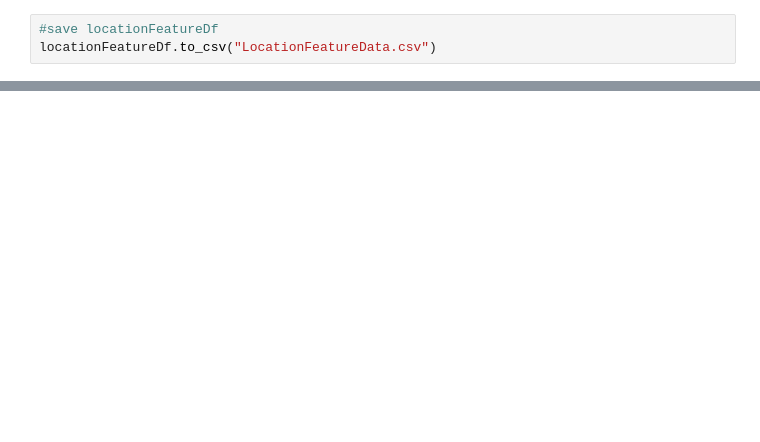
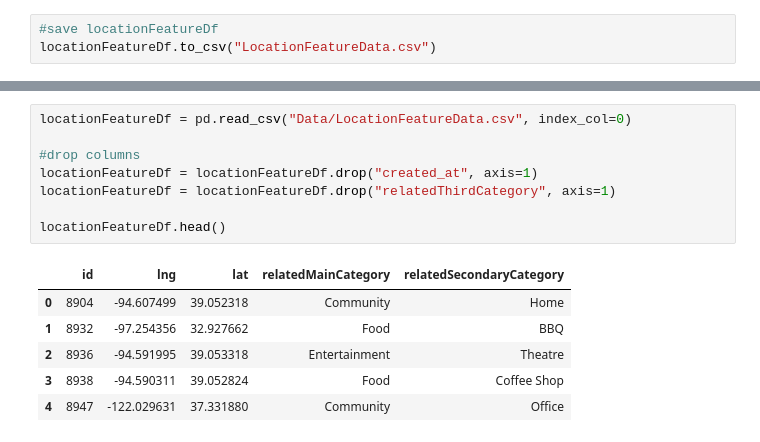
Before and after one commit to has-c/UserMobilityMining, a Jupyter notebook: Gowalla Preprocessing.ipynb, the cells around one changed output, grey strips where cells are left out. Cells and saved outputs as stored; diff of their text form; blank space fills up the shorter version.

```diff
--- a/Gowalla Preprocessing.ipynb
+++ b/Gowalla Preprocessing.ipynb
@@ -213,0 +299,15 @@ dateTime = checkins['datetime']
+# %%
+locationFeatureDf = pd.read_csv("Data/LocationFeatureData.csv", index_col=0)
+
+#drop columns
+locationFeatureDf = locationFeatureDf.drop("created_at", axis=1)
+locationFeatureDf = locationFeatureDf.drop("relatedThirdCategory", axis=1)
+
+locationFeatureDf.head()
+# %% [output]
+|  | id | lng | lat | relatedMainCategory | relatedSecondaryCategory |
+| 0 | 8904 | -94.607499 | 39.052318 | Community | Home |
+| 1 | 8932 | -97.254356 | 32.927662 | Food | BBQ |
+| 2 | 8936 | -94.591995 | 39.053318 | Entertainment | Theatre |
+| 3 | 8938 | -94.590311 | 39.052824 | Food | Coffee Shop |
+| 4 | 8947 | -122.029631 | 37.331880 | Community | Office |
```
Also changed, not shown: parts of 20 cells of this notebook, 1 other file.
